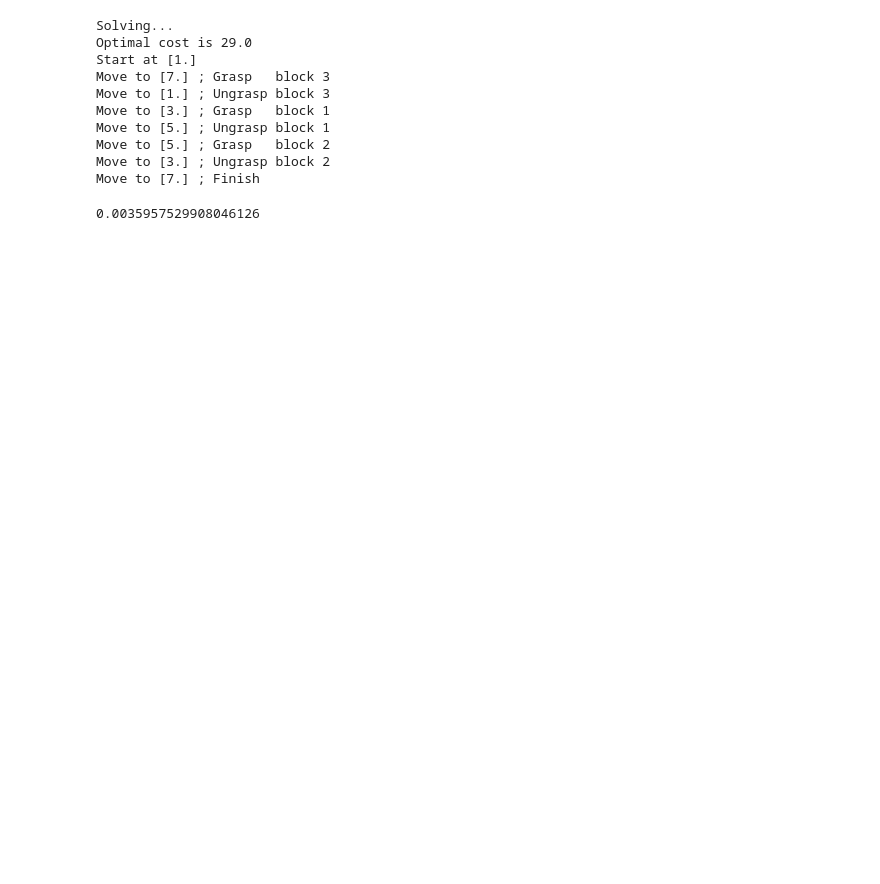
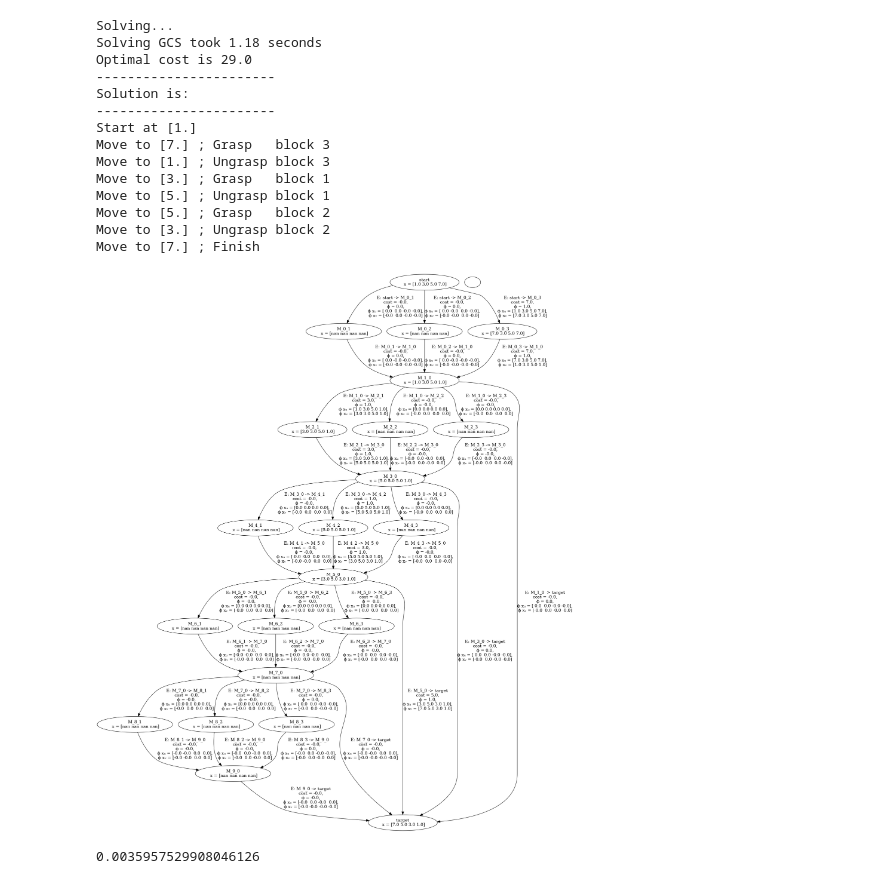
Before and after one commit to iamsavva/gcs-tamp-blocks, a Jupyter notebook: block-moving.ipynb, the cells around one changed output. Drawn from its saved outputs; the diff is of its cells as text; code cells hidden in the pictures; blank space fills up the shorter version.

```diff
--- a/block-moving.ipynb
+++ b/block-moving.ipynb
@@ -9,7 +9,7 @@ block_dim = 1
 num_blocks = 3
 horizon = 10
 max_rounded_paths = 30
-display_graph = False
+display_graph = True
 
 gcs = GCSforBlocks(block_dim, num_blocks, horizon)
 
@@ -19,33 +19,38 @@ gcs.set_block_width(width)
 gcs.set_ub(ub)
 
 initial_state = []
 for i in range(gcs.num_modes):
     block_state = [0] * gcs.block_dim
     block_state[0] = width * (2 * i + 1)
     initial_state += block_state
 initial_point = Point(np.array(initial_state))
 final_state = []
 for i in range(gcs.num_modes):
     block_state = [0] * gcs.block_dim
     block_state[-1] = ub - width * (2 * i + 1)
     final_state += block_state
 final_point = Point(np.array(final_state))
 gcs.build_the_graph(initial_point, 0, final_point, 0)
 gcs.solve(max_rounded_paths=max_rounded_paths)
 gcs.verbose_solution_description()
 if display_graph:
     gcs.display_graph()
 # %% [output]
 Solving...
+Solving GCS took 1.18 seconds
 Optimal cost is 29.0
+-----------------------
+Solution is:
+-----------------------
 Start at [1.]
 Move to [7.] ; Grasp   block 3
 Move to [1.] ; Ungrasp block 3
 Move to [3.] ; Grasp   block 1
 Move to [5.] ; Ungrasp block 1
 Move to [5.] ; Grasp   block 2
 Move to [3.] ; Ungrasp block 2
 Move to [7.] ; Finish
+[figure, added]
 # %%
 gcs.solution.get_solver_details().optimizer_time
 # %% [output]
```
Also changed, not shown: parts of 1 cell of this notebook, 3 other files.
